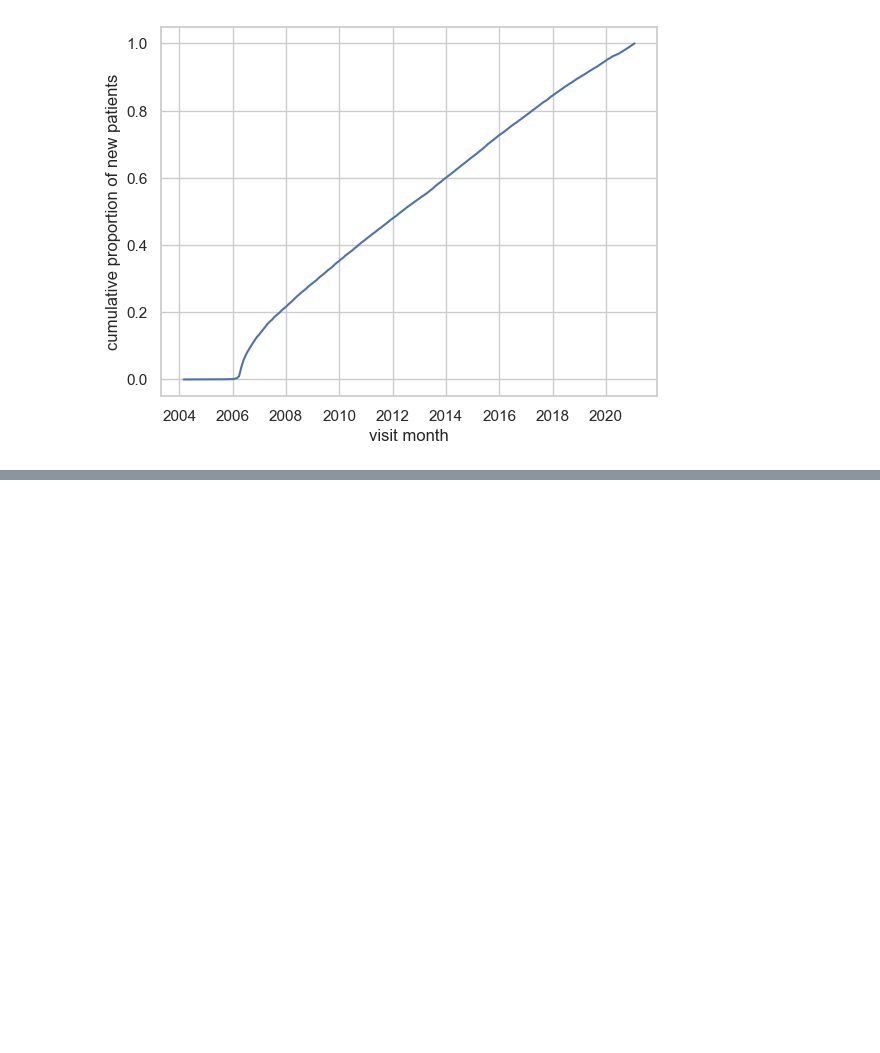
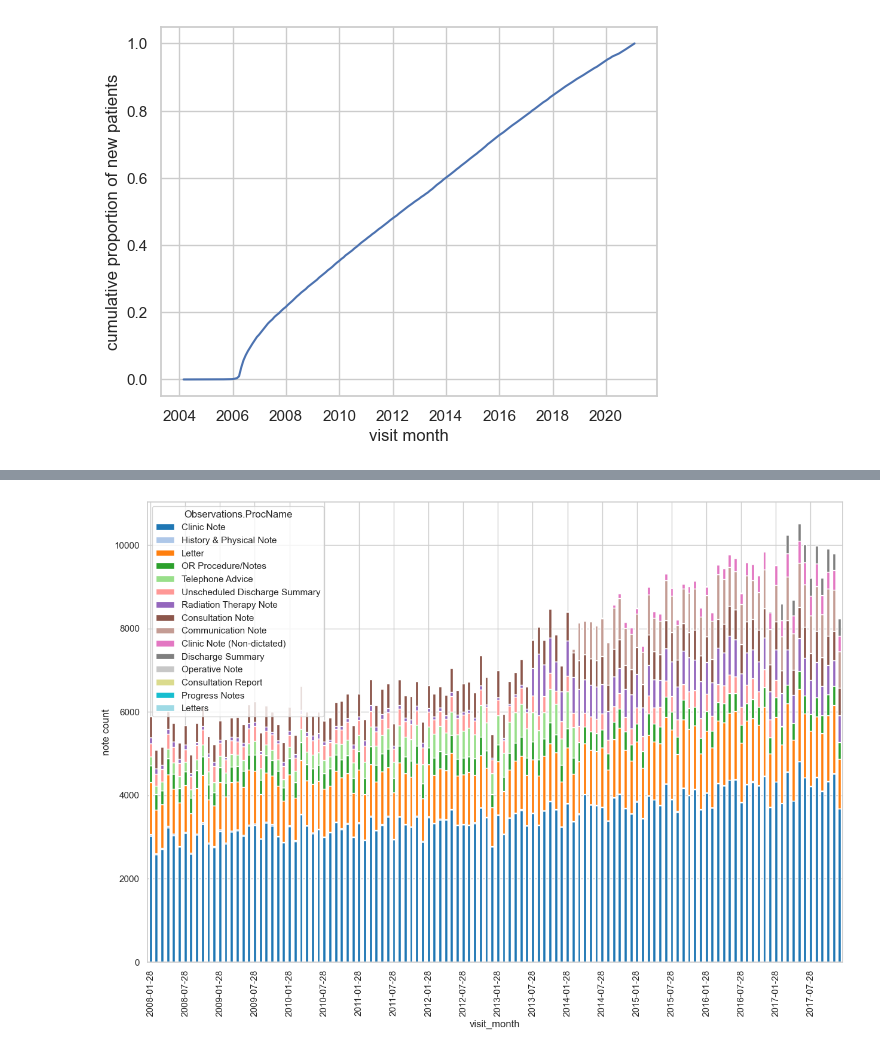
Before and after one commit to ml4oncology/make-notes-dataset, a Jupyter notebook: notebooks/1.validation-PlotNote_PatientCount.ipynb, the cells around one changed output, grey strips where cells are left out. Cells and saved outputs as stored; diff of their text form; code cells hidden in the pictures; blank space fills up the shorter version.

Commit message:
adding validation plots based on new dataset

```diff
--- a/notebooks/1.validation-PlotNote_PatientCount.ipynb
+++ b/notebooks/1.validation-PlotNote_PatientCount.ipynb
@@ -170,0 +175,6 @@ Text(0.5, 0, 'visit month')
+# %%
+# read parquet file here
+startDate='2008-01-01'
+endDate='2017-12-31'
+dataDir = '/Users/wayne/Desktop/Cluster/H4Hhome/2BLAST/clinical_notes/HealthReportRecords/results_status_dates/processed/dataframes'
+filteredNotes = pd.read_parquet(f'{dataDir}/merged_processed_cleaned_clinicalNotes_{startDate}_{endDate}.parquet.gzip', engine='pyarrow', use_nullable_dtypes = True)
@@ -170,0 +183,12 @@ Text(0.5, 0, 'visit month')
+# %%
+datesOnly = filteredNotes[['processed_date', 'Observations.ProcName']].copy()
+datesOnly['processed_date'] = pd.to_datetime( datesOnly['processed_date'], utc=True )
+datesOnly['year'] = datesOnly['processed_date'].dt.year
+datesOnly['month'] = datesOnly['processed_date'].dt.month
+datesOnly['visit_month'] = pd.to_datetime( dict(year = datesOnly.year, month=datesOnly.month, day = 28) )
+notesCountProcedure = datesOnly.groupby(['Observations.ProcName', 'visit_month']).size().reset_index(name='notesCount')
+notesCountProcedure.sort_values(by=['visit_month'], inplace=True)
+uniqueProcName = list( notesCountProcedure['Observations.ProcName'].unique() )
+notesCountProcedure['Observations.ProcName'] = pd.Categorical( notesCountProcedure['Observations.ProcName'], ordered=True, categories=uniqueProcName )
+notesCountProcedure['visit_month'] = notesCountProcedure['visit_month'].dt.date
+notesCountProcedure
@@ -170,0 +209,6 @@ Text(0.5, 0, 'visit month')
+# %%
+ax = notesCountProcedure.pivot(index = 'visit_month', columns='Observations.ProcName', values='notesCount').plot(kind = 'bar', stacked = True, figsize=(15,10))
+ax.set_xticks(ax.get_xticks()[::6]);
+ax.set_ylabel("note count");
+# %% [output]
+[figure, added]
```
Also changed, not shown: parts of 17 cells of this notebook.
